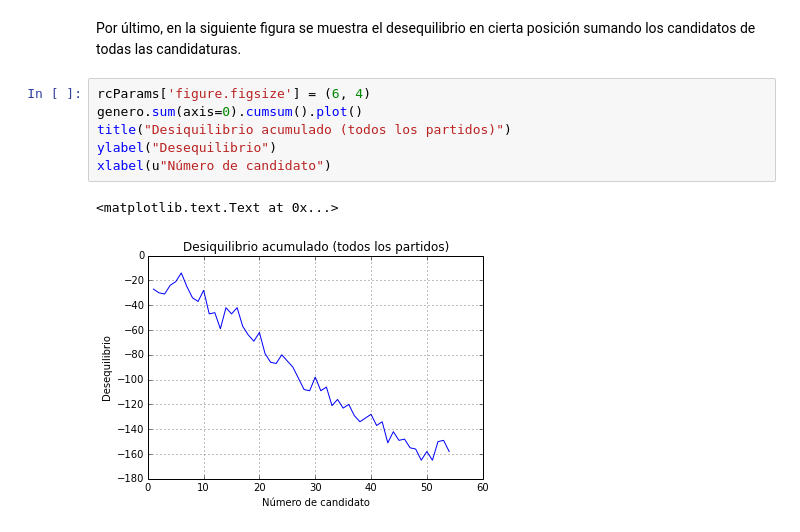
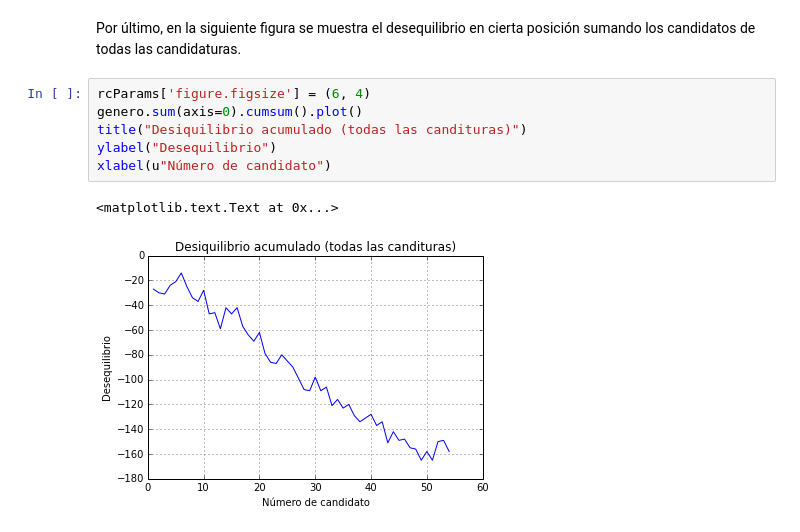
Before and after one commit to nudomarinero/EU2014_ES_gender, a Jupyter notebook: genero_diputados.ipynb, the cells around one changed output. Saved outputs shown, nothing was run; the diff lists cells and outputs as text.

```diff
--- a/genero_diputados.ipynb
+++ b/genero_diputados.ipynb
@@ -135,9 +135,9 @@ Por último, en la siguiente figura se muestra el desequilibrio en cierta posici
 # %%
 rcParams['figure.figsize'] = (6, 4)
 genero.sum(axis=0).cumsum().plot()
-title("Desiquilibrio acumulado (todos los partidos)")
+title("Desiquilibrio acumulado (todas las candituras)")
 ylabel("Desequilibrio")
 xlabel(u"Número de candidato")
 # %% [output]
 <matplotlib.text.Text at 0x...>
-[figure, old version]
+[figure, new version]
```
Also changed, not shown: parts of 3 cells of this notebook.
